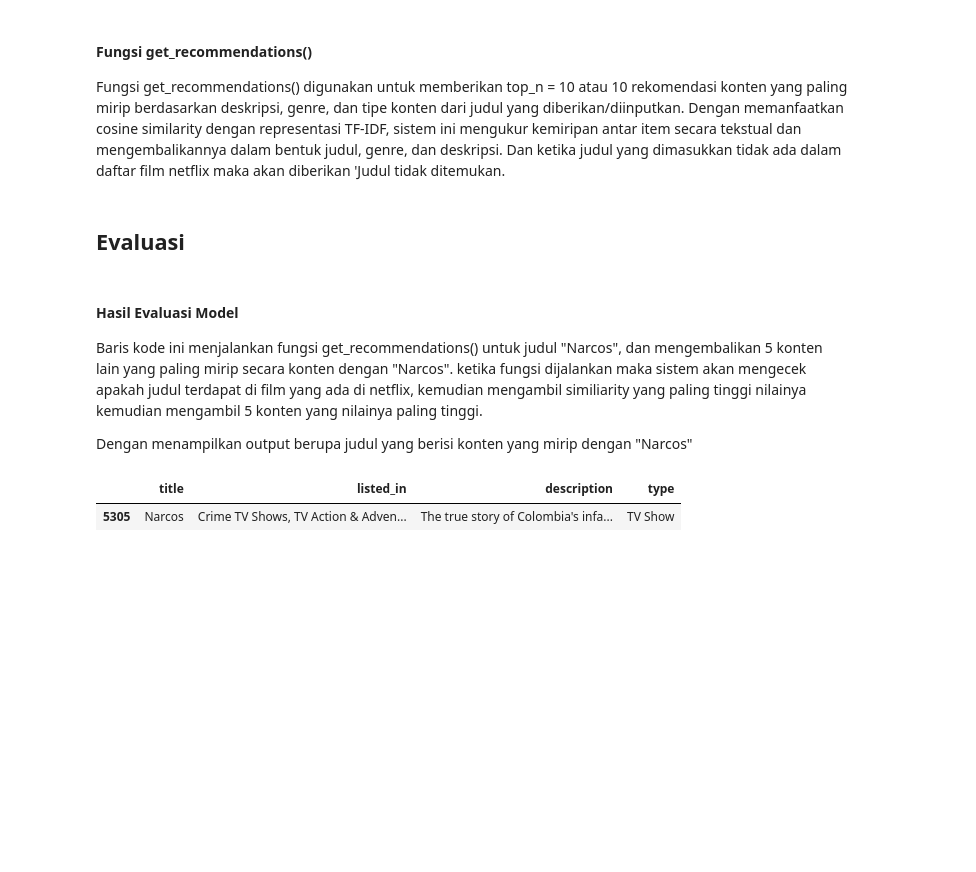
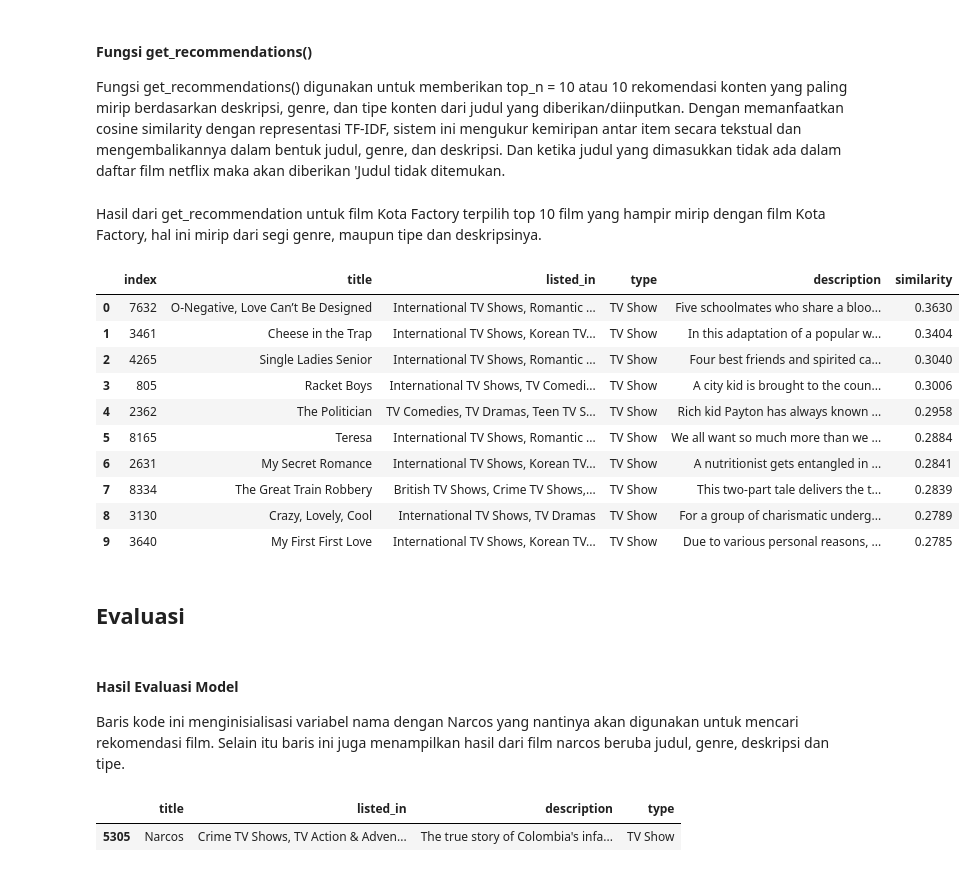
Before and after one commit to rizkiwnfproject/ML-Netflix-ContentBasedFiltering, a Jupyter notebook: notebook.ipynb, the cells around one changed output. Drawn from its saved outputs; the diff is of its cells as text; code cells hidden in the pictures; blank space fills up the shorter version.

```diff
--- a/notebook.ipynb
+++ b/notebook.ipynb
@@ -352,13 +352,27 @@ def get_recommendations(title, cosine_sim=cosine_sim, top_n=10):
         recommendations.append(film_info)
 
     return pd.DataFrame(recommendations)
+# %% [markdown]
+Hasil dari get_recommendation untuk film Kota Factory terpilih top 10 film yang hampir mirip dengan film Kota Factory, hal ini mirip dari segi genre, maupun tipe dan deskripsinya.
+# %%
+get_recommendations("Kota Factory").reset_index()
+# %% [output]
+|  | index | title | listed_in | type | description | similarity |
+| 0 | 7632 | O-Negative, Love Can’t Be Designed | International TV Shows, Romantic ... | TV Show | Five schoolmates who share a bloo... | 0.3630 |
+| 1 | 3461 | Cheese in the Trap | International TV Shows, Korean TV... | TV Show | In this adaptation of a popular w... | 0.3404 |
+| 2 | 4265 | Single Ladies Senior | International TV Shows, Romantic ... | TV Show | Four best friends and spirited ca... | 0.3040 |
+| 3 | 805 | Racket Boys | International TV Shows, TV Comedi... | TV Show | A city kid is brought to the coun... | 0.3006 |
+| 4 | 2362 | The Politician | TV Comedies, TV Dramas, Teen TV S... | TV Show | Rich kid Payton has always known ... | 0.2958 |
+| 5 | 8165 | Teresa | International TV Shows, Romantic ... | TV Show | We all want so much more than we ... | 0.2884 |
+| 6 | 2631 | My Secret Romance | International TV Shows, Korean TV... | TV Show | A nutritionist gets entangled in ... | 0.2841 |
+| 7 | 8334 | The Great Train Robbery | British TV Shows, Crime TV Shows,... | TV Show | This two-part tale delivers the t... | 0.2839 |
+| 8 | 3130 | Crazy, Lovely, Cool | International TV Shows, TV Dramas | TV Show | For a group of charismatic underg... | 0.2789 |
+| 9 | 3640 | My First First Love | International TV Shows, Korean TV... | TV Show | Due to various personal reasons, ... | 0.2785 |
 # %% [markdown]
 ## Evaluasi
 # %% [markdown]
 #### Hasil Evaluasi Model
-Baris kode ini menjalankan fungsi get_recommendations() untuk judul "Narcos", dan mengembalikan 5 konten lain yang paling mirip secara konten dengan "Narcos". ketika fungsi dijalankan maka sistem akan mengecek apakah judul terdapat di film yang ada di netflix, kemudian mengambil similiarity yang paling tinggi nilainya kemudian mengambil 5 konten yang nilainya paling tinggi.
-
-Dengan menampilkan output berupa judul yang berisi konten yang mirip dengan "Narcos"
+Baris kode ini menginisialisasi variabel nama dengan Narcos yang nantinya akan digunakan untuk mencari rekomendasi film. Selain itu baris ini juga menampilkan hasil dari film narcos beruba judul, genre, deskripsi dan tipe.
 # %%
 nama = "Narcos"
 df[df['title'] == nama][['title', 'listed_in', 'description', 'type']]
```
Also changed, not shown: parts of 4 cells of this notebook, 1 other file.
